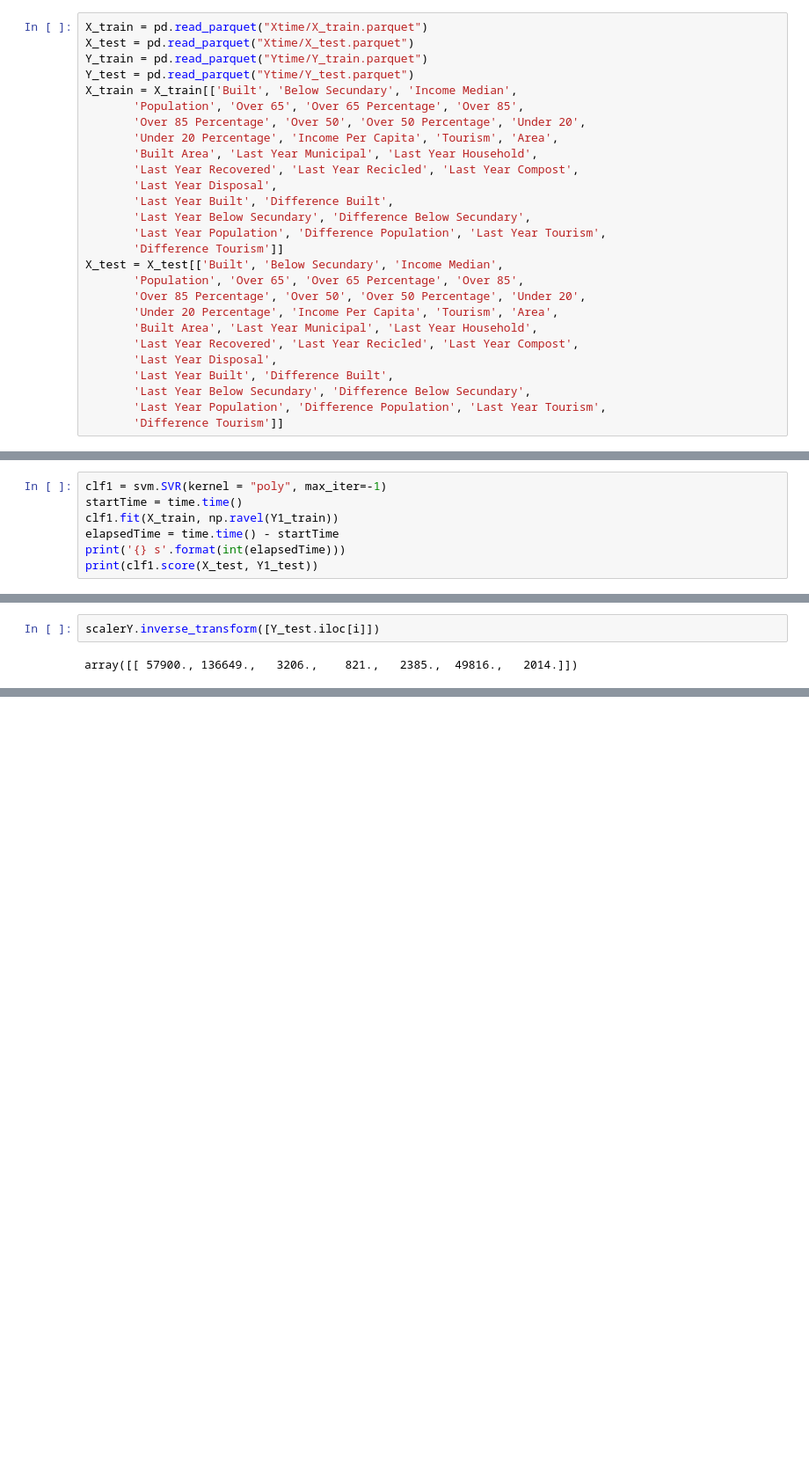
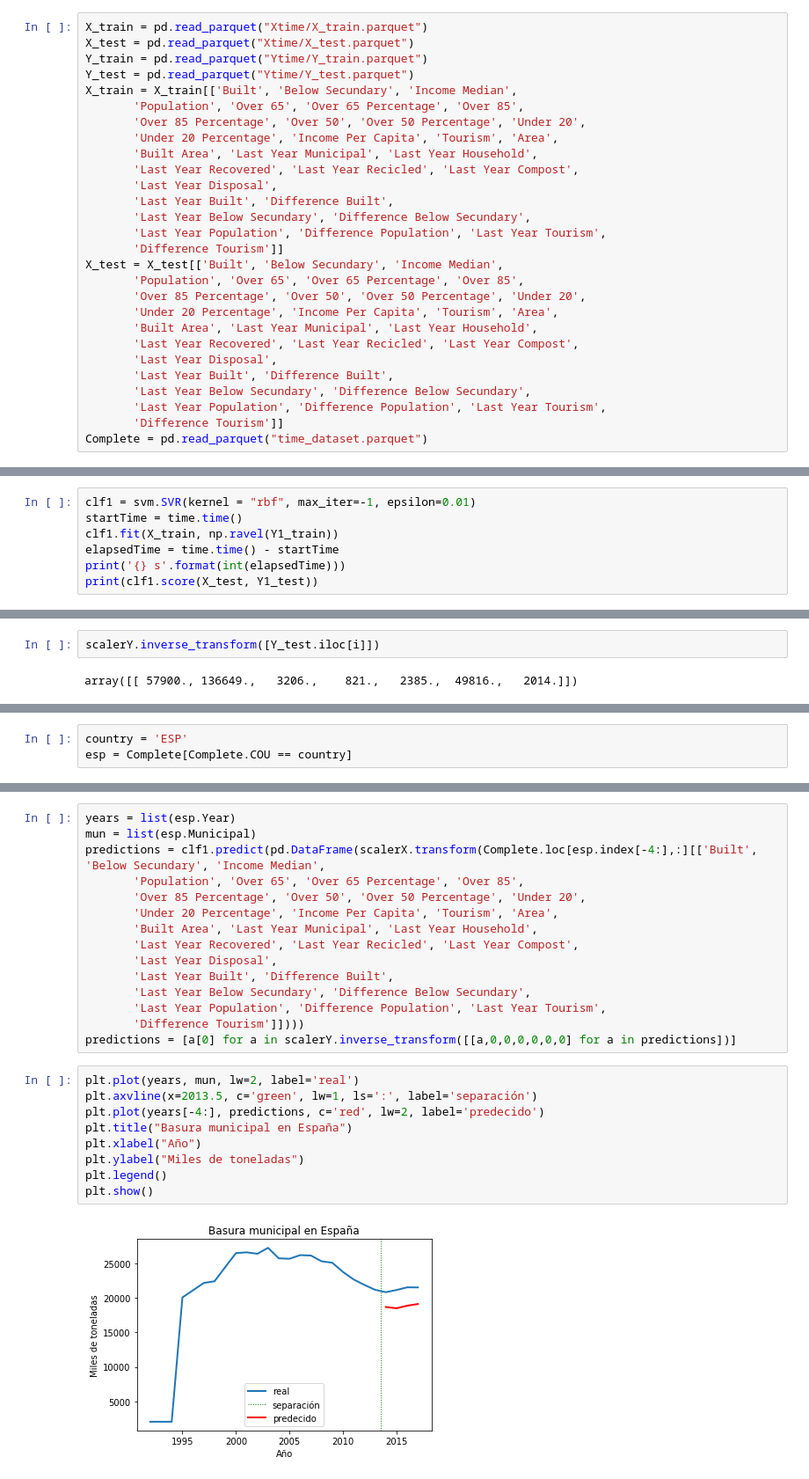
Before and after one commit to OscarGB/TFGInf, a Jupyter notebook: Experiment 4 -> SVM Regressor temporal.ipynb, the cells around one changed output, grey strips where cells are left out. Shown at 88% size. Drawn from its saved outputs; the diff is of its cells as text; blank space fills up the shorter version.

```diff
--- a/Experiment 4 -> SVM Regressor temporal.ipynb
+++ b/Experiment 4 -> SVM Regressor temporal.ipynb
@@ -33,6 +36,7 @@ X_test = X_test[['Built', 'Below Secundary', 'Income Median',
        'Last Year Below Secundary', 'Difference Below Secundary',
        'Last Year Population', 'Difference Population', 'Last Year Tourism',
        'Difference Tourism']]
+Complete = pd.read_parquet("time_dataset.parquet")
 # %%
 scalerX = MinMaxScaler().fit(X_train)
 X_train = pd.DataFrame(scalerX.transform(X_train))
@@ -56,5 +62,5 @@ Y6_test = Y_test[[Y_test.columns[5]]]
 # %%
-clf1 = svm.SVR(kernel = "poly", max_iter=-1)
+clf1 = svm.SVR(kernel = "rbf", max_iter=-1, epsilon=0.01)
 startTime = time.time()
 clf1.fit(X_train, np.ravel(Y1_train))
 elapsedTime = time.time() - startTime
@@ -143,0 +155,3 @@ array([[ 57900., 136649.,   3206.,    821.,   2385.,  49816.,   2014.]])
+# %%
+country = 'ESP'
+esp = Complete[Complete.COU == country]
@@ -143,0 +160,26 @@ array([[ 57900., 136649.,   3206.,    821.,   2385.,  49816.,   2014.]])
+# %%
+years = list(esp.Year)
+mun = list(esp.Municipal)
+predictions = clf1.predict(pd.DataFrame(scalerX.transform(Complete.loc[esp.index[-4:],:][['Built', 'Below Secundary', 'Income Median',
+       'Population', 'Over 65', 'Over 65 Percentage', 'Over 85',
+       'Over 85 Percentage', 'Over 50', 'Over 50 Percentage', 'Under 20',
+       'Under 20 Percentage', 'Income Per Capita', 'Tourism', 'Area',
+       'Built Area', 'Last Year Municipal', 'Last Year Household',
+       'Last Year Recovered', 'Last Year Recicled', 'Last Year Compost',
+       'Last Year Disposal',
+       'Last Year Built', 'Difference Built',
+       'Last Year Below Secundary', 'Difference Below Secundary',
+       'Last Year Population', 'Difference Population', 'Last Year Tourism',
+       'Difference Tourism']])))
+predictions = [a[0] for a in scalerY.inverse_transform([[a,0,0,0,0,0,0] for a in predictions])]
+# %%
+plt.plot(years, mun, lw=2, label='real')
+plt.axvline(x=2013.5, c='green', lw=1, ls=':', label='separación')
+plt.plot(years[-4:], predictions, c='red', lw=2, label='predecido')
+plt.title("Basura municipal en España")
+plt.xlabel("Año")
+plt.ylabel("Miles de toneladas")
+plt.legend()
+plt.show()
+# %% [output]
+[figure, added]
```
Also changed, not shown: parts of 33 cells of this notebook, 41 other files.
